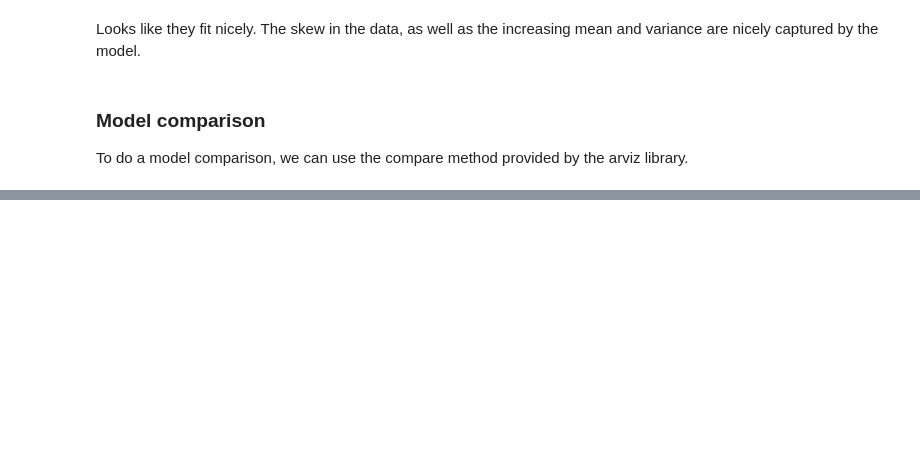
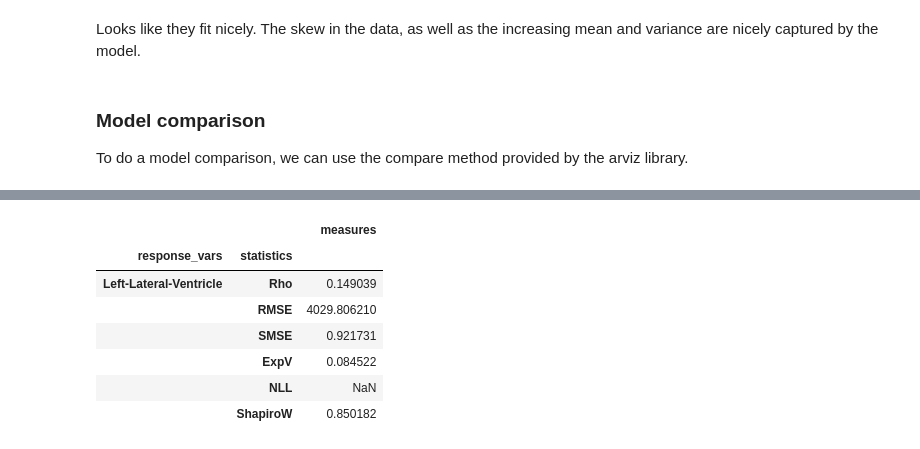
Before and after one commit to predictive-clinical-neuroscience/PCNtoolkit-demo, a Jupyter notebook: tutorials/HBR_SHASH/HBR_Tutorial.ipynb, the cells around one changed output, grey strips where cells are left out. Cells and saved outputs as stored; diff of their text form; code cells hidden in the pictures; blank space fills up the shorter version.

```diff
--- a/tutorials/HBR_SHASH/HBR_Tutorial.ipynb
+++ b/tutorials/HBR_SHASH/HBR_Tutorial.ipynb
@@ -582,0 +591,14 @@ plt.show()
+# %%
+measures_normal = test_dataset_1.measures
+measures_shash = test_dataset_2.measures
+# %%
+display(measures_normal.to_dataframe())
+# %% [output]
+|  |  | measures |
+| response_vars | statistics |  |
+| Left-Lateral-Ventricle | Rho | 0.149039 |
+|  | RMSE | 4029.806210 |
+|  | SMSE | 0.921731 |
+|  | ExpV | 0.084522 |
+|  | NLL | NaN |
+|  | ShapiroW | 0.850182 |
```
Also changed, not shown: parts of 14 cells of this notebook.
